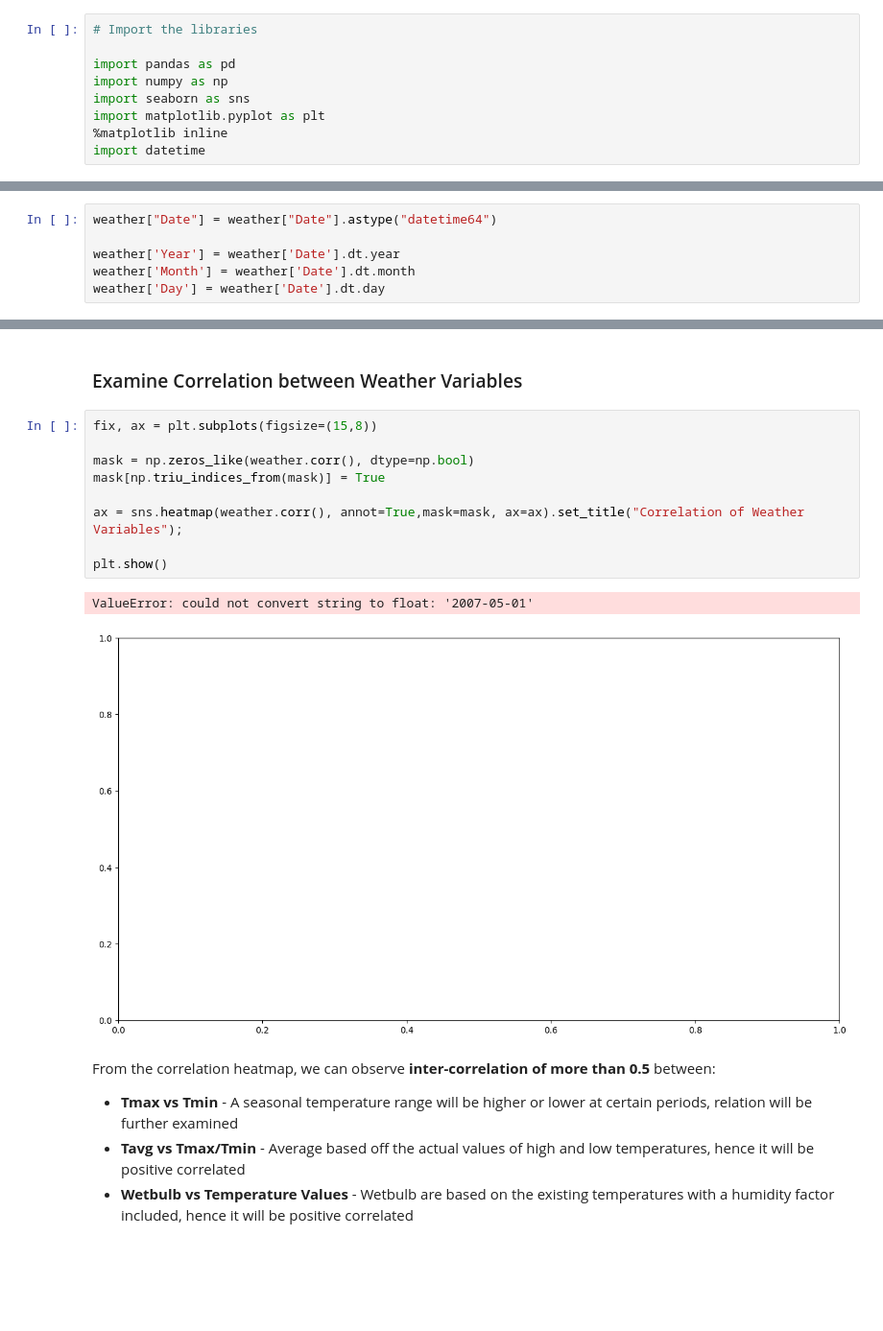
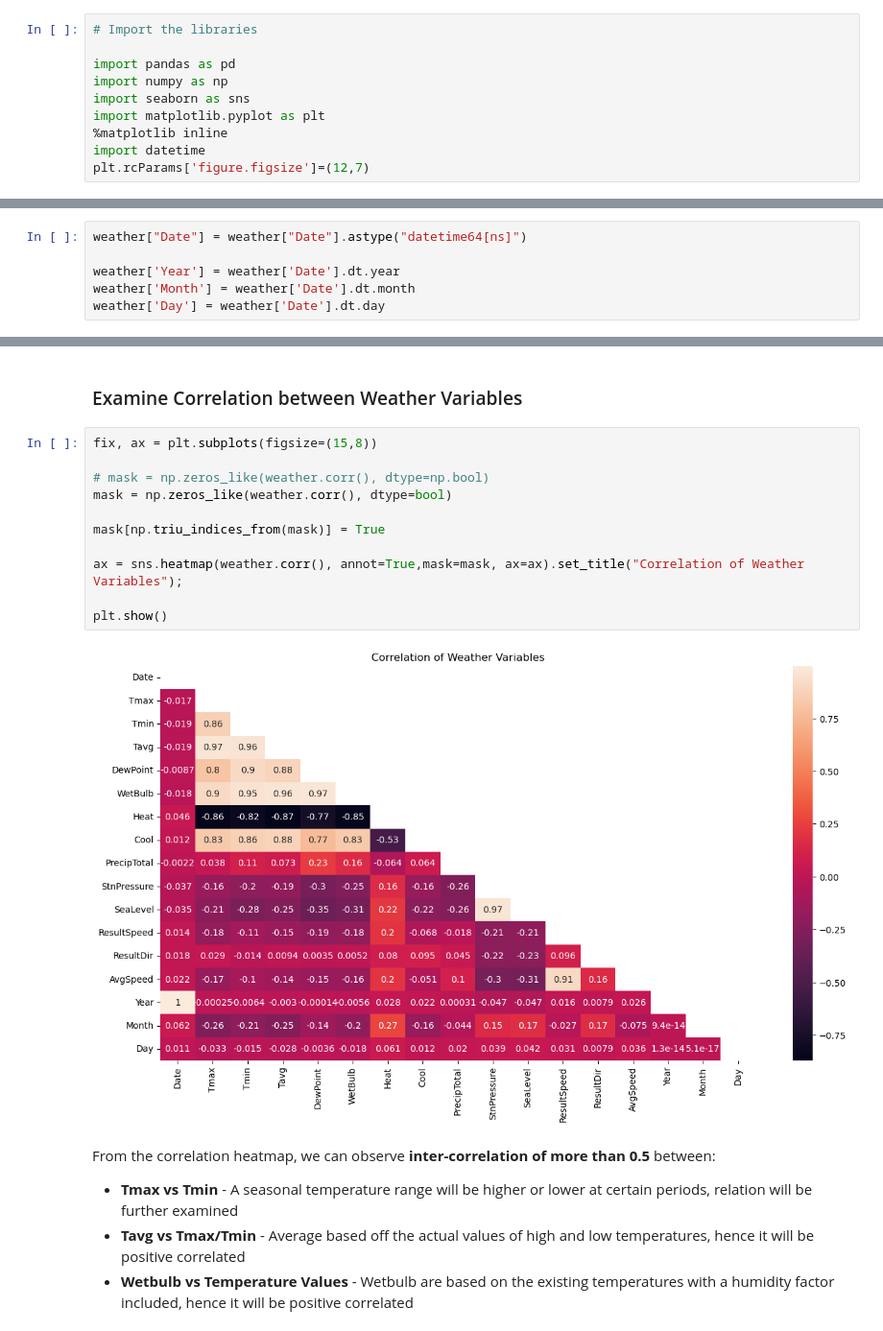
Before and after one commit to stuartdaw/Chicago-Mosquito-Analysis, a Jupyter notebook: 2.0 EDA-weather.ipynb, the cells around one changed output, grey strips where cells are left out. Shown: that part at 96% size. Drawn from its saved outputs; the diff is of its cells as text; blank space fills up the shorter version.

```diff
--- a/2.0 EDA-weather.ipynb
+++ b/2.0 EDA-weather.ipynb
@@ -9,6 +9,7 @@ import seaborn as sns
 import matplotlib.pyplot as plt
 %matplotlib inline
 import datetime
+plt.rcParams['figure.figsize']=(12,7)
 # %%
 pd.set_option('display.max_columns', None)
 
@@ -240,7 +241,7 @@ format_columns = ['Tmax', 'Tmin', 'Tavg', 'DewPoint','WetBulb','Heat','Cool','Pr
 for i in format_columns:
     weather[i] = weather[i].astype(float)
 # %%
-weather["Date"] = weather["Date"].astype("datetime64")
+weather["Date"] = weather["Date"].astype("datetime64[ns]")
 
 weather['Year'] = weather['Date'].dt.year
 weather['Month'] = weather['Date'].dt.month
@@ -260,15 +295,16 @@ for i in weather.columns:
 # %%
 fix, ax = plt.subplots(figsize=(15,8))
 
-mask = np.zeros_like(weather.corr(), dtype=np.bool)
+# mask = np.zeros_like(weather.corr(), dtype=np.bool)
+mask = np.zeros_like(weather.corr(), dtype=bool)
+
 mask[np.triu_indices_from(mask)] = True
 
 ax = sns.heatmap(weather.corr(), annot=True,mask=mask, ax=ax).set_title("Correlation of Weather Variables");
 
 plt.show()
 # %% [output]
-ValueError: could not convert string to float: '2007-05-01'
-[figure, old version]
+[figure, new version]
 # %% [markdown]
 From the correlation heatmap, we can observe <b>inter-correlation of more than 0.5</b> between:
     <ul>
```
Also changed, not shown: parts of 6 cells of this notebook.
